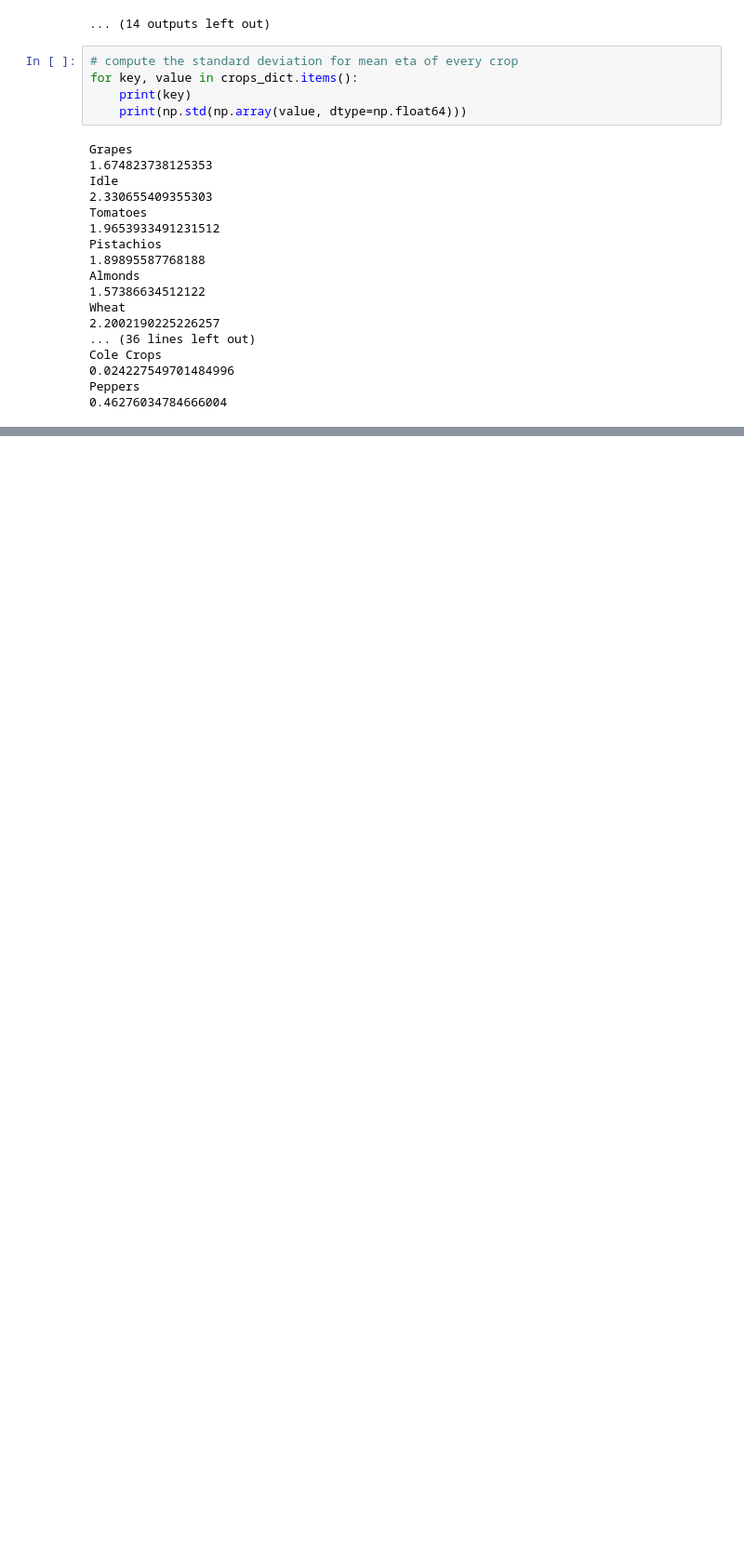
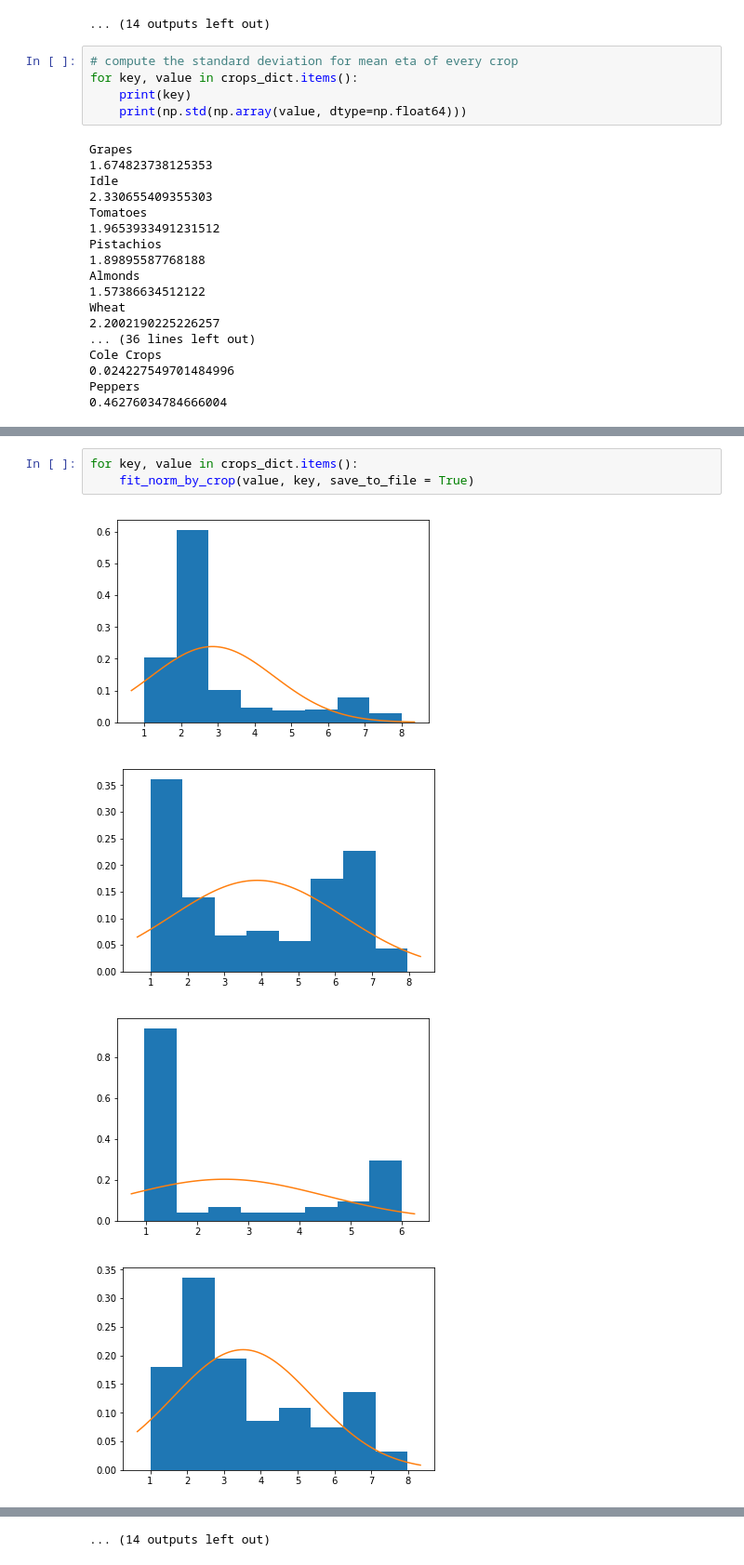
Before and after one commit to bryan-wu/powwowEnergyCapstone, a Jupyter notebook: data_analysis/draw_hist_crop_eta.ipynb, the cells around one changed output, grey strips where cells are left out. Shown at 93% size. Cells and saved outputs as stored; diff of their text form; blank space fills up the shorter version.

```diff
--- a/data_analysis/draw_hist_crop_eta.ipynb
+++ b/data_analysis/draw_hist_crop_eta.ipynb
@@ -94,0 +111,8 @@ Peppers
+# %%
+for key, value in crops_dict.items():
+    fit_norm_by_crop(value, key, save_to_file = True)
+# %% [output]
+[figure, added]
+[figure, added]
+[figure, added]
+[figure, added]
@@ -94,0 +127 @@ Peppers
+... (14 outputs left out)
```
Also changed, not shown: parts of 4 cells of this notebook.
